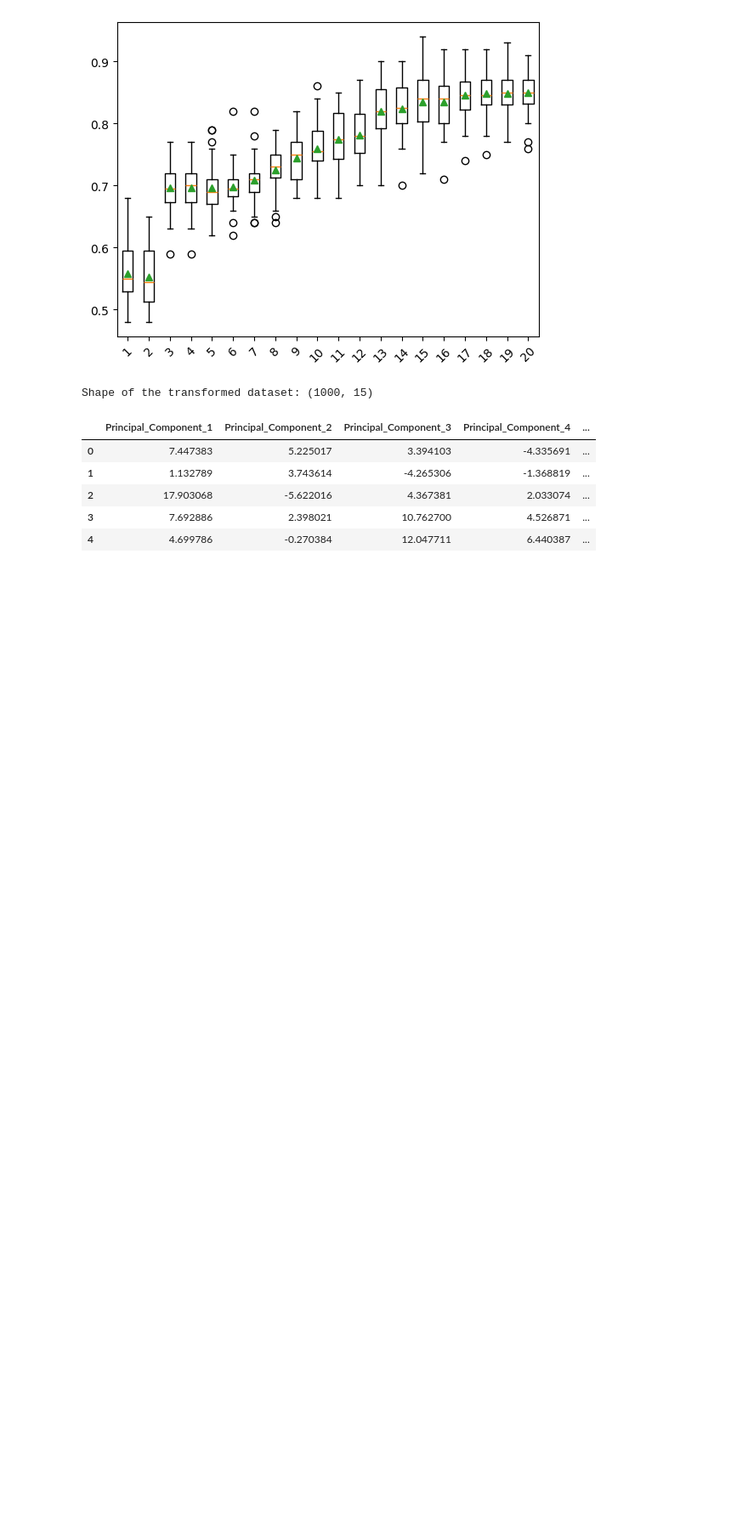
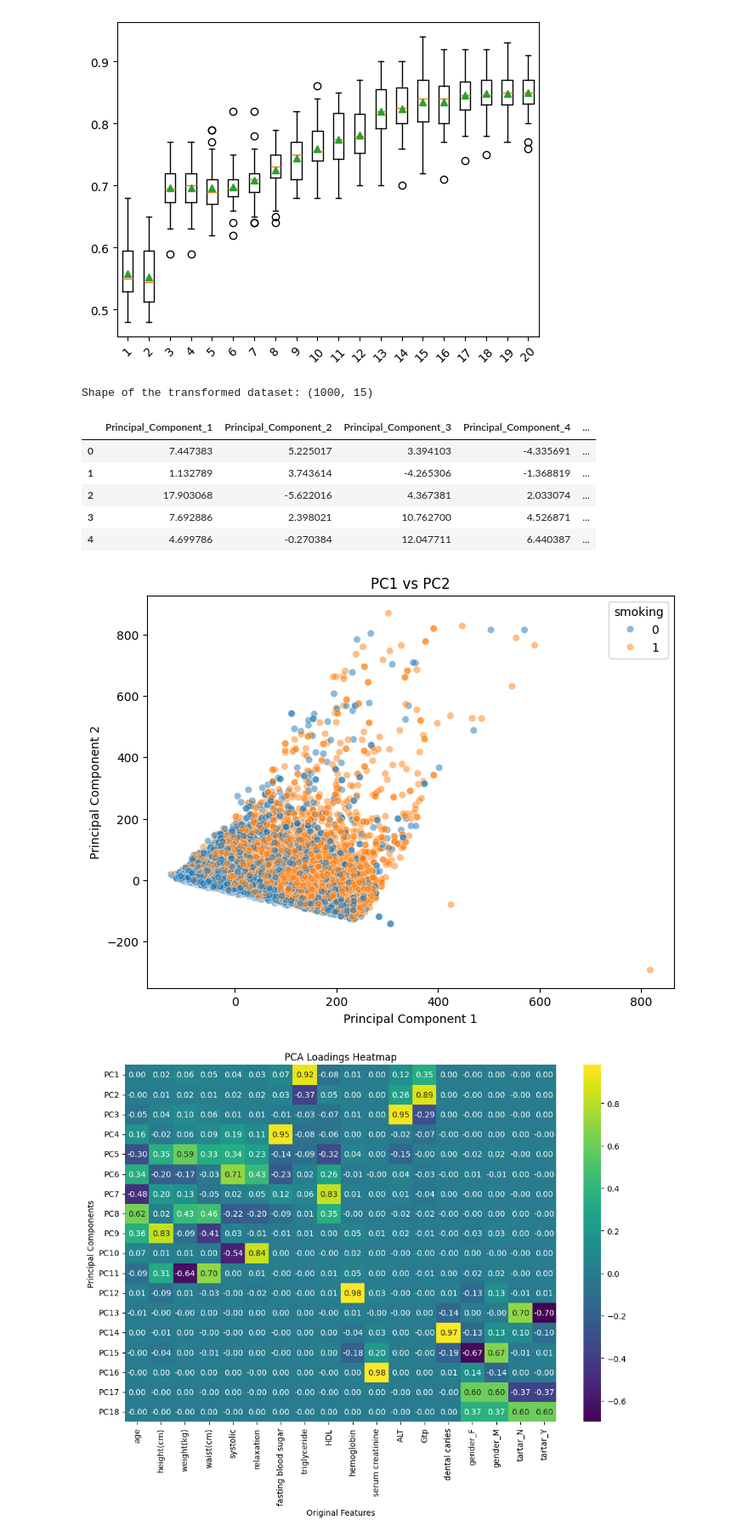
Before and after one commit to DavidMendezM/Proyecto, a Jupyter notebook: Proyecto_II.ipynb, the cells around one changed output. Shown at 85% size. Cells and saved outputs as stored; diff of their text form; code cells hidden in the pictures; blank space fills up the shorter version.

```diff
--- a/Proyecto_II.ipynb
+++ b/Proyecto_II.ipynb
@@ -675,3 +687,53 @@ Shape of the transformed dataset: (1000, 15)
 | 2 | 17.903068 | -5.622016 | 4.367381 | 2.033074 | ... |
 | 3 | 7.692886 | 2.398021 | 10.762700 | 4.526871 | ... |
 | 4 | 4.699786 | -0.270384 | 12.047711 | 6.440387 | ... |
+# %%
+from sklearn.decomposition import PCA
+import matplotlib.pyplot as plt
+import seaborn as sns
+
+# Redefine X and y using the original dataframe to ensure correct lengths
+X = df.drop('smoking', axis=1)
+y = df['smoking']
+
+# Perform PCA on the selected features (using X_selected_df from previous steps)
+pca = PCA()
+X_pca = pca.fit_transform(X_selected_df)
+
+# Create a DataFrame with the principal components
+pca_df = pd.DataFrame(data = X_pca, columns = [f'PC{i+1}' for i in range(X_pca.shape[1])])
+
+# Add the target variable back to the PCA DataFrame for plotting
+# Use the 'y' from the original dataset
+pca_df['smoking'] = y
+
+# Scatter plot of PC1 vs PC2
+plt.figure(figsize=(8, 6))
+sns.scatterplot(x='PC1', y='PC2', hue='smoking', data=pca_df, alpha=0.5)
+plt.title('PC1 vs PC2')
+plt.xlabel('Principal Component 1')
+plt.ylabel('Principal Component 2')
+plt.show()
+
+# Heatmap of loadings
+plt.figure(figsize=(12, 8))
+sns.heatmap(pca.components_, cmap='viridis', annot=True, fmt=".2f", xticklabels=X_selected_df.columns, yticklabels=[f'PC{i+1}' for i in range(pca.n_components_)])
+plt.title('PCA Loadings Heatmap')
+plt.xlabel('Original Features')
+plt.ylabel('Principal Components')
+plt.show()
+
+# Explained variance
+explained_variance_ratio = pca.explained_variance_ratio_
+cumulative_explained_variance = explained_variance_ratio.cumsum()
+
+plt.figure(figsize=(8, 4))
+plt.plot(range(1, len(cumulative_explained_variance) + 1), cumulative_explained_variance, marker='o', linestyle='--')
+plt.title('Cumulative Explained Variance by Number of Components')
+plt.xlabel('Number of Components')
+plt.ylabel('Cumulative Explained Variance Ratio')
+plt.grid(True)
+plt.show()
+# %% [output]
+[figure, added]
+[figure, added]
```
Also changed, not shown: parts of 8 cells of this notebook.
